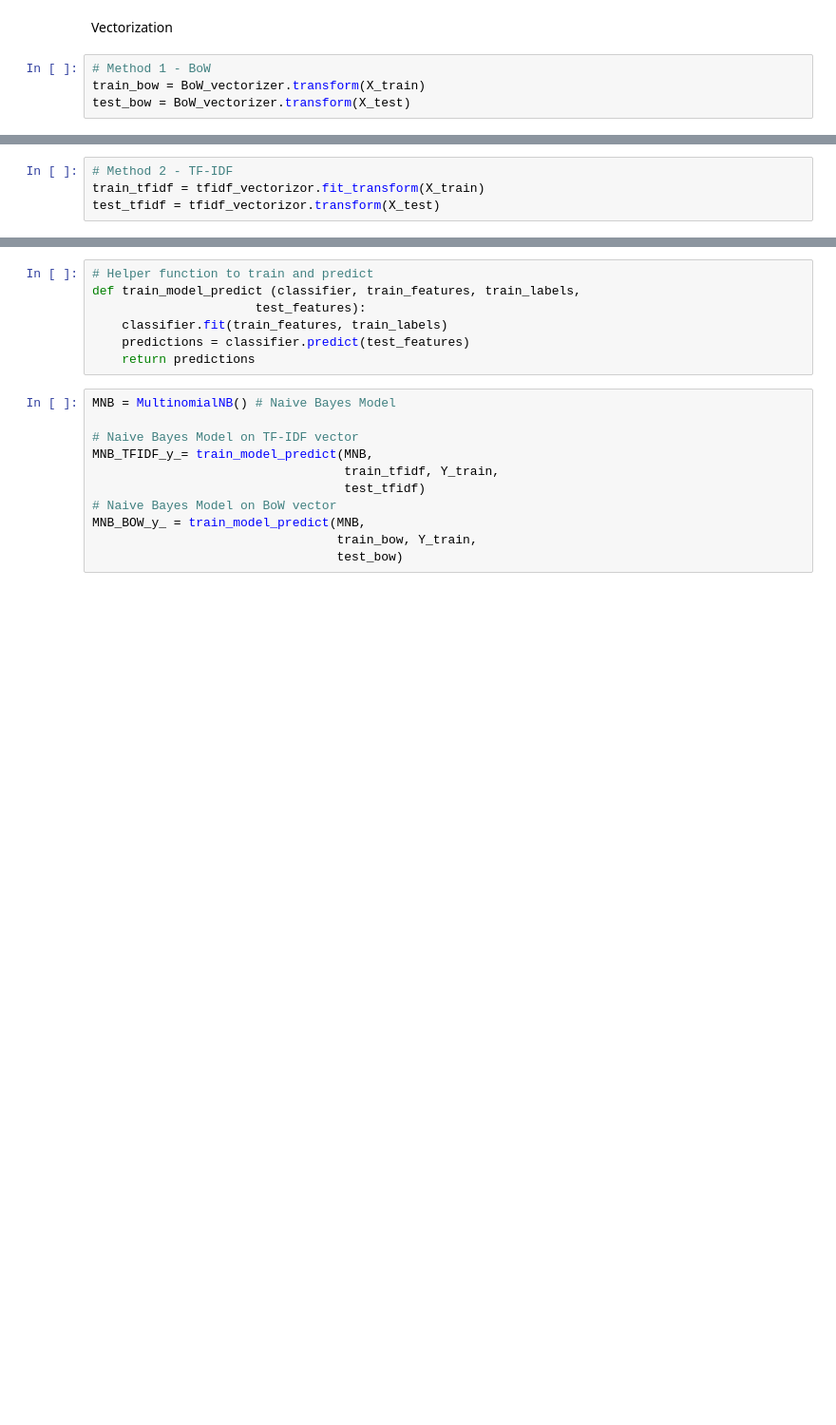
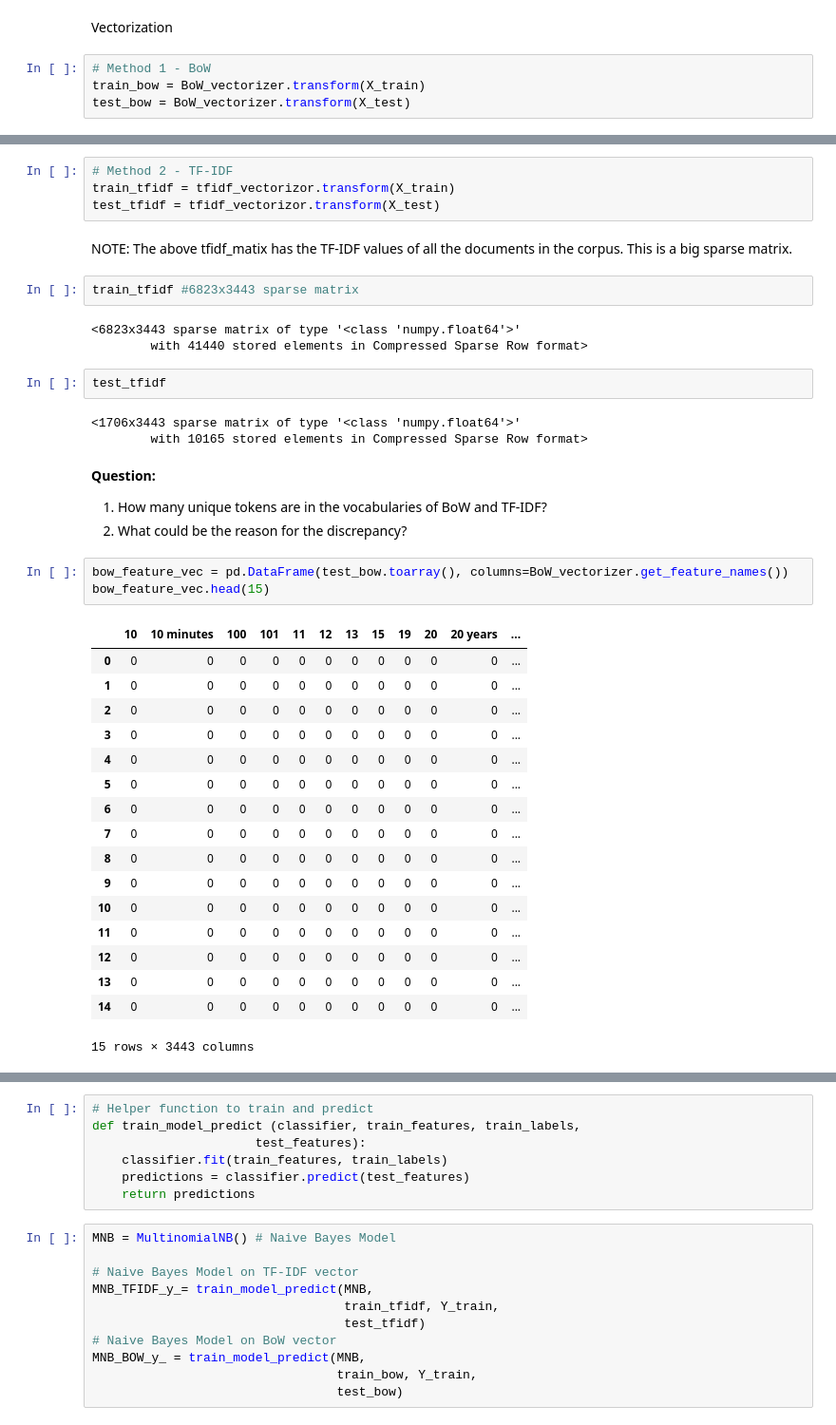
Before and after one commit to nalika/NLP, a Jupyter notebook: text_classification_working_demo.ipynb, the cells around one changed output, grey strips where cells are left out. Shown at 95% size. Saved outputs shown, nothing was run; the diff lists cells and outputs as text; blank space fills up the shorter version.

```diff
--- a/text_classification_working_demo.ipynb
+++ b/text_classification_working_demo.ipynb
@@ -511,4 +519,42 @@ test_bow = BoW_vectorizer.transform(X_test)
 # %%
 # Method 2 - TF-IDF
-train_tfidf = tfidf_vectorizor.fit_transform(X_train)
+train_tfidf = tfidf_vectorizor.transform(X_train)
 test_tfidf = tfidf_vectorizor.transform(X_test)
+# %% [markdown]
+NOTE: The above tfidf_matix has the TF-IDF values of all the documents in the corpus. This is a big sparse matrix.
+# %%
+train_tfidf #6823x3443 sparse matrix
+# %% [output]
+<6823x3443 sparse matrix of type '<class 'numpy.float64'>'
+        with 41440 stored elements in Compressed Sparse Row format>
+# %%
+test_tfidf
+# %% [output]
+<1706x3443 sparse matrix of type '<class 'numpy.float64'>'
+        with 10165 stored elements in Compressed Sparse Row format>
+# %% [markdown]
+**Question:**
+
+1.   How many unique tokens are in the vocabularies of BoW and TF-IDF?
+2.   What could be the reason for the discrepancy?
+# %%
+bow_feature_vec = pd.DataFrame(test_bow.toarray(), columns=BoW_vectorizer.get_feature_names())
+bow_feature_vec.head(15)
+# %% [output]
+|  | 10 | 10 minutes | 100 | 101 | 11 | 12 | 13 | 15 | 19 | 20 | 20 years | ... |
+| 0 | 0 | 0 | 0 | 0 | 0 | 0 | 0 | 0 | 0 | 0 | 0 | ... |
+| 1 | 0 | 0 | 0 | 0 | 0 | 0 | 0 | 0 | 0 | 0 | 0 | ... |
+| 2 | 0 | 0 | 0 | 0 | 0 | 0 | 0 | 0 | 0 | 0 | 0 | ... |
+| 3 | 0 | 0 | 0 | 0 | 0 | 0 | 0 | 0 | 0 | 0 | 0 | ... |
+| 4 | 0 | 0 | 0 | 0 | 0 | 0 | 0 | 0 | 0 | 0 | 0 | ... |
+| 5 | 0 | 0 | 0 | 0 | 0 | 0 | 0 | 0 | 0 | 0 | 0 | ... |
+| 6 | 0 | 0 | 0 | 0 | 0 | 0 | 0 | 0 | 0 | 0 | 0 | ... |
+| 7 | 0 | 0 | 0 | 0 | 0 | 0 | 0 | 0 | 0 | 0 | 0 | ... |
+| 8 | 0 | 0 | 0 | 0 | 0 | 0 | 0 | 0 | 0 | 0 | 0 | ... |
+| 9 | 0 | 0 | 0 | 0 | 0 | 0 | 0 | 0 | 0 | 0 | 0 | ... |
+| 10 | 0 | 0 | 0 | 0 | 0 | 0 | 0 | 0 | 0 | 0 | 0 | ... |
+| 11 | 0 | 0 | 0 | 0 | 0 | 0 | 0 | 0 | 0 | 0 | 0 | ... |
+| 12 | 0 | 0 | 0 | 0 | 0 | 0 | 0 | 0 | 0 | 0 | 0 | ... |
+| 13 | 0 | 0 | 0 | 0 | 0 | 0 | 0 | 0 | 0 | 0 | 0 | ... |
+| 14 | 0 | 0 | 0 | 0 | 0 | 0 | 0 | 0 | 0 | 0 | 0 | ... |
+15 rows × 3443 columns
```
Also changed, not shown: parts of 44 cells of this notebook.
